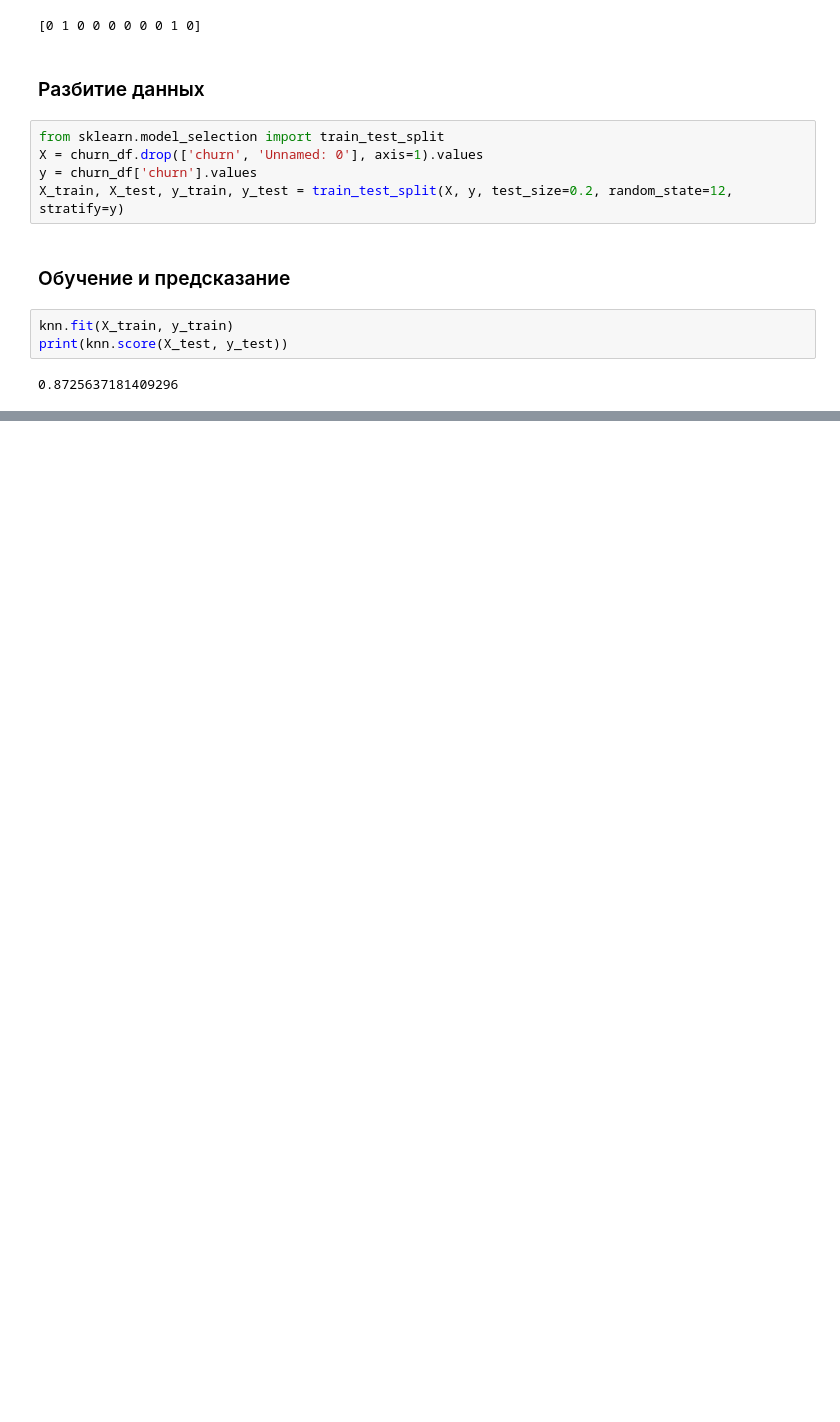
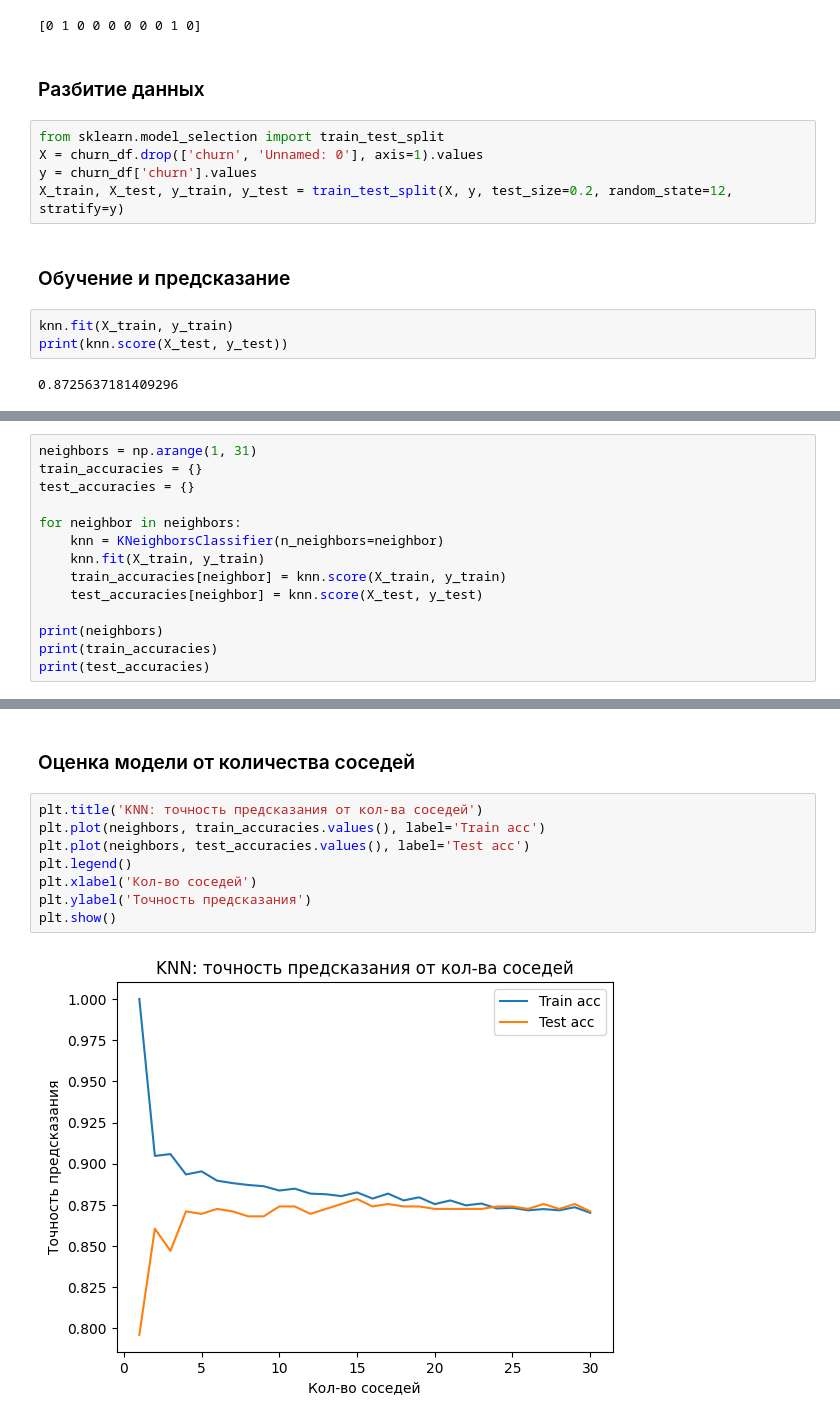
Before and after one commit to golubnichiy/big_data_092925, a Jupyter notebook: day_04.ipynb, the cells around one changed output, grey strips where cells are left out. Saved outputs shown, nothing was run; the diff lists cells and outputs as text; blank space fills up the shorter version.

```diff
--- a/day_04.ipynb
+++ b/day_04.ipynb
@@ -102,0 +105,14 @@ print(knn.score(X_test, y_test))
+# %%
+neighbors = np.arange(1, 31)
+train_accuracies = {}
+test_accuracies = {}
+
+for neighbor in neighbors:
+    knn = KNeighborsClassifier(n_neighbors=neighbor)
+    knn.fit(X_train, y_train)
+    train_accuracies[neighbor] = knn.score(X_train, y_train)
+    test_accuracies[neighbor] = knn.score(X_test, y_test)
+
+print(neighbors)
+print(train_accuracies)
+print(test_accuracies)
@@ -102,0 +124,12 @@ print(knn.score(X_test, y_test))
+# %% [markdown]
+### Оценка модели от количества соседей
+# %%
+plt.title('KNN: точность предсказания от кол-ва соседей')
+plt.plot(neighbors, train_accuracies.values(), label='Train acc')
+plt.plot(neighbors, test_accuracies.values(), label='Test acc')
+plt.legend()
+plt.xlabel('Кол-во соседей')
+plt.ylabel('Точность предсказания')
+plt.show()
+# %% [output]
+[figure, added]
```
Also changed, not shown: parts of 2 cells of this notebook, 2 other files.
